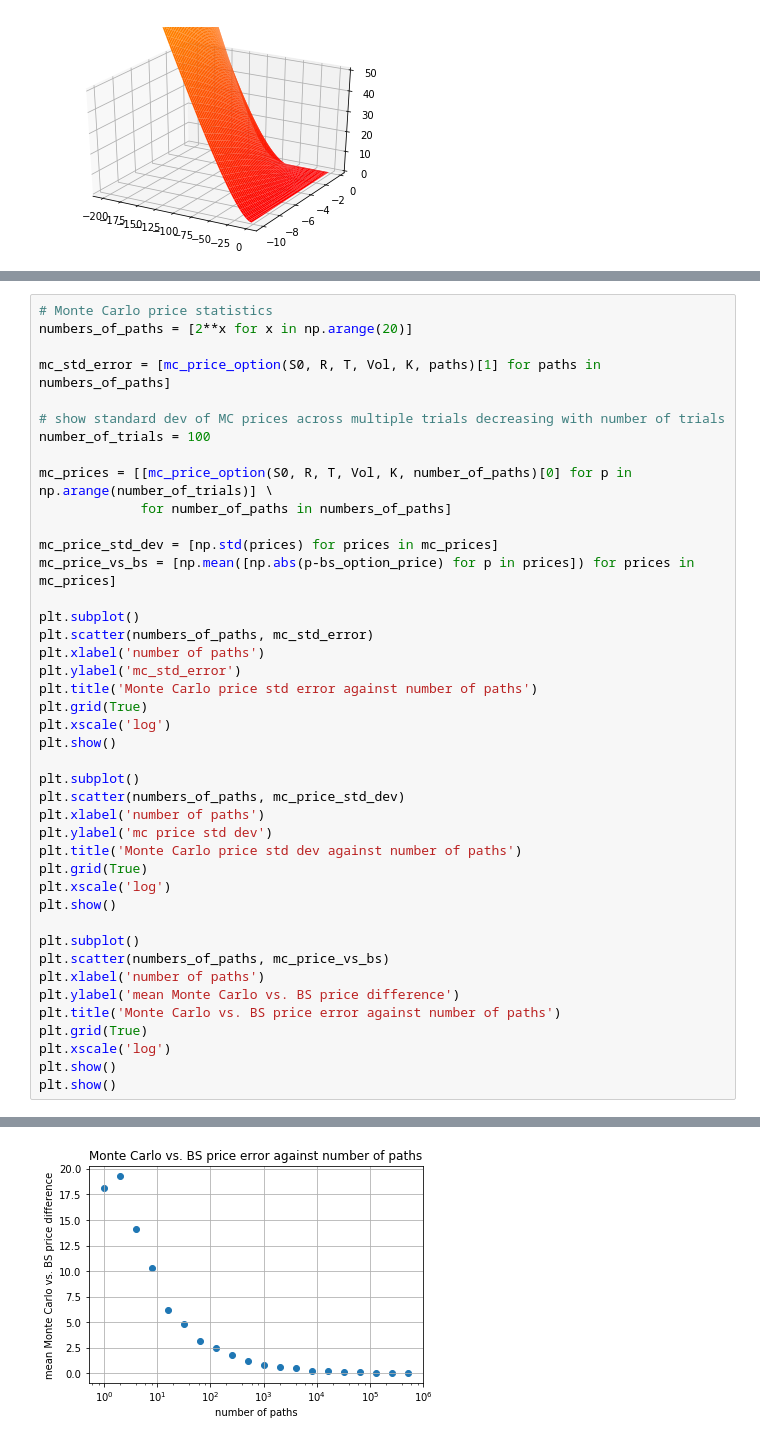
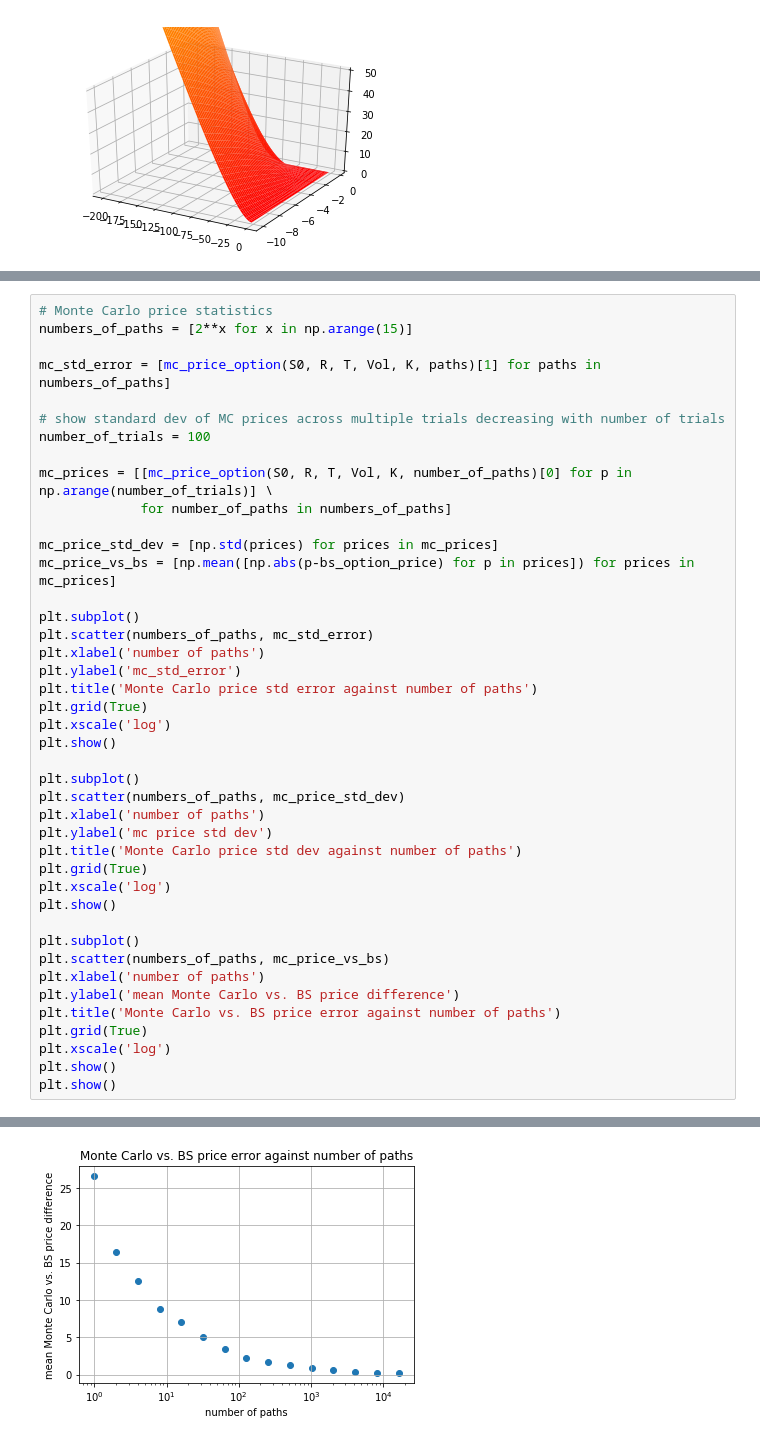
Before and after one commit to tomjonesbackup/joshi-exercises, a Jupyter notebook: joshi-monte-carlo-exercises.ipynb, the cells around one changed output, grey strips where cells are left out. Drawn from its saved outputs; the diff is of its cells as text.

```diff
--- a/joshi-monte-carlo-exercises.ipynb
+++ b/joshi-monte-carlo-exercises.ipynb
@@ -292,6 +292,6 @@ x=plt.hist(price_error, bins=20,normed=1,histtype='step')
 # %%
 # Monte Carlo price statistics
-numbers_of_paths = [2**x for x in np.arange(20)]
+numbers_of_paths = [2**x for x in np.arange(15)]
 
 mc_std_error = [mc_price_option(S0, R, T, Vol, K, paths)[1] for paths in numbers_of_paths]
 
@@ -337 +337 @@ plt.show()
-[figure, old version]
+[figure, new version]
```
Also changed, not shown: parts of 5 cells of this notebook.
